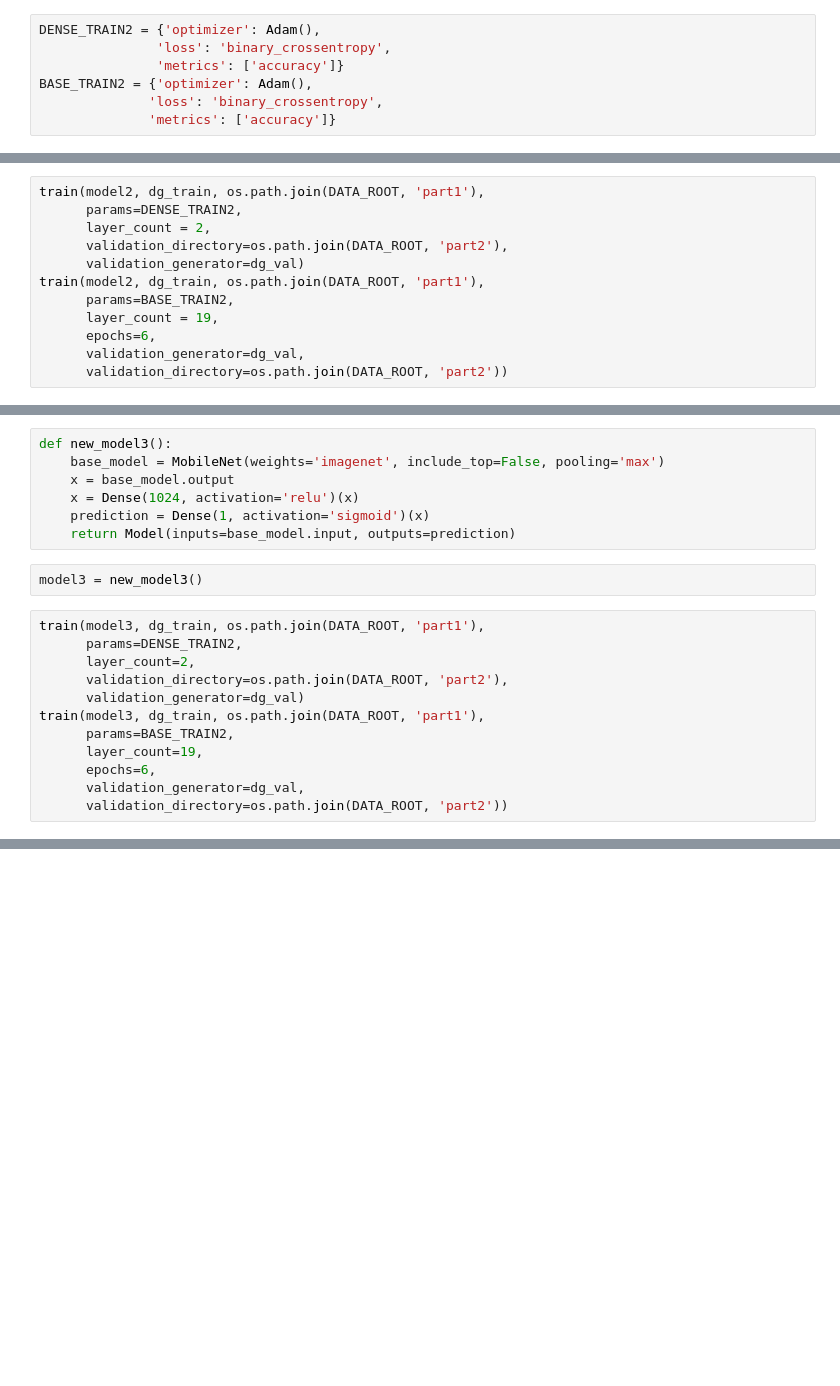
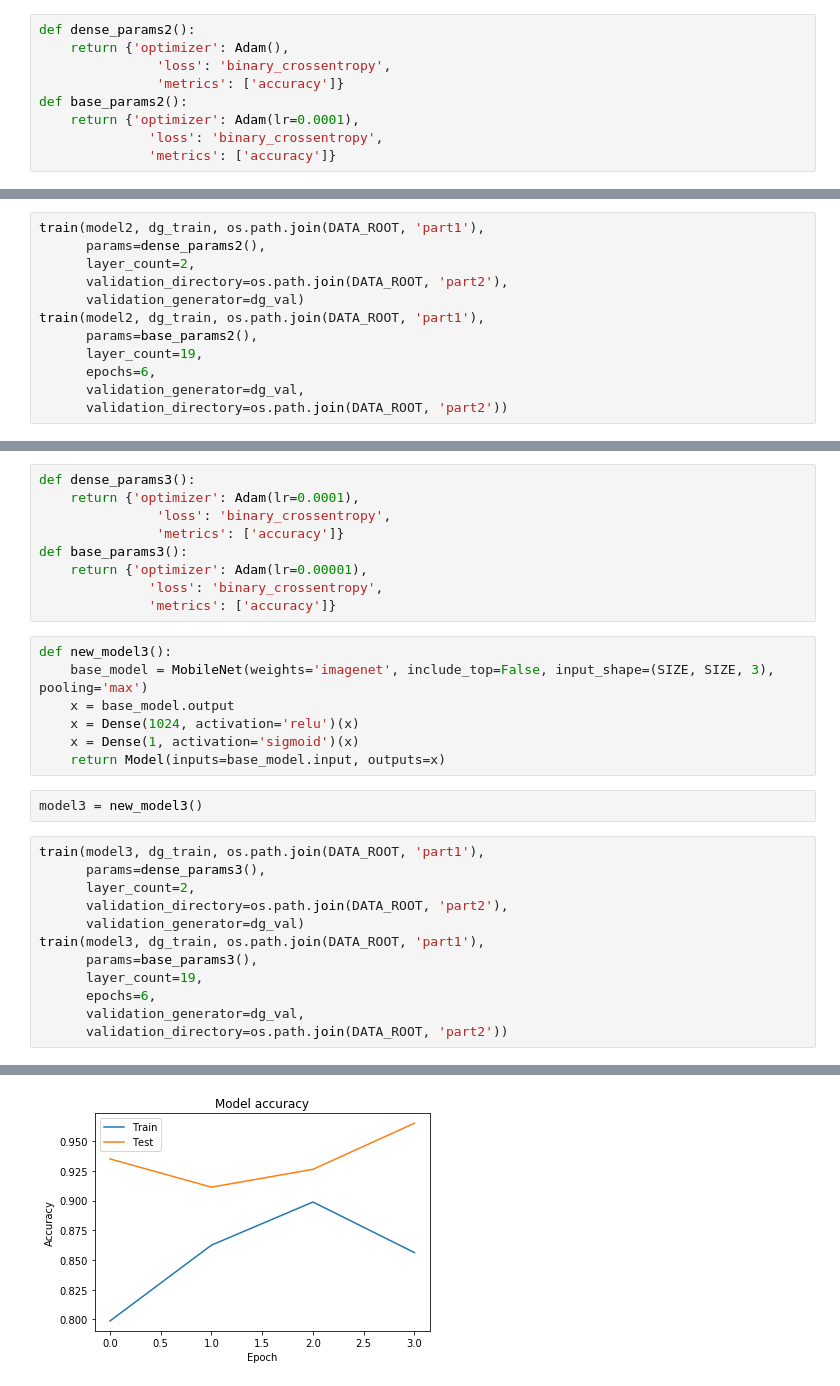
Before and after one commit to quasus/keras1, a Jupyter notebook: cats-and-dogs.ipynb, the cells around one changed output, grey strips where cells are left out. Saved outputs shown, nothing was run; the diff lists cells and outputs as text; blank space fills up the shorter version.

```diff
--- a/cats-and-dogs.ipynb
+++ b/cats-and-dogs.ipynb
@@ -157,23 +143,25 @@ KeyboardInterrupt:
 # %% [markdown]
 model2: Change RMSprop to Adam.
 # %%
-DENSE_TRAIN2 = {'optimizer': Adam(),
+def dense_params2():
+    return {'optimizer': Adam(),
                'loss': 'binary_crossentropy',
                'metrics': ['accuracy']}
-BASE_TRAIN2 = {'optimizer': Adam(),
+def base_params2():
+    return {'optimizer': Adam(lr=0.0001),
               'loss': 'binary_crossentropy',
               'metrics': ['accuracy']}
 # %%
 model2 = new_model()
 # %%
 train(model2, dg_train, os.path.join(DATA_ROOT, 'part1'),
-      params=DENSE_TRAIN2,
-      layer_count = 2,
+      params=dense_params2(),
+      layer_count=2,
       validation_directory=os.path.join(DATA_ROOT, 'part2'),
       validation_generator=dg_val)
 train(model2, dg_train, os.path.join(DATA_ROOT, 'part1'),
-      params=BASE_TRAIN2,
-      layer_count = 19,
+      params=base_params2(),
+      layer_count=19,
       epochs=6,
       validation_generator=dg_val,
       validation_directory=os.path.join(DATA_ROOT, 'part2'))
@@ -200,20 +189,29 @@ model3: max pooling instead of average pooling
+# %%
+def dense_params3():
+    return {'optimizer': Adam(lr=0.0001),
+               'loss': 'binary_crossentropy',
+               'metrics': ['accuracy']}
+def base_params3():
+    return {'optimizer': Adam(lr=0.00001),
+              'loss': 'binary_crossentropy',
+              'metrics': ['accuracy']}
 # %%
 def new_model3():
-    base_model = MobileNet(weights='imagenet', include_top=False, pooling='max')
+    base_model = MobileNet(weights='imagenet', include_top=False, input_shape=(SIZE, SIZE, 3), pooling='max')
     x = base_model.output
     x = Dense(1024, activation='relu')(x)
-    prediction = Dense(1, activation='sigmoid')(x)
-    return Model(inputs=base_model.input, outputs=prediction)
+    x = Dense(1, activation='sigmoid')(x)
+    return Model(inputs=base_model.input, outputs=x)
 # %%
 model3 = new_model3()
 # %%
 train(model3, dg_train, os.path.join(DATA_ROOT, 'part1'),
-      params=DENSE_TRAIN2,
+      params=dense_params3(),
       layer_count=2,
       validation_directory=os.path.join(DATA_ROOT, 'part2'),
       validation_generator=dg_val)
 train(model3, dg_train, os.path.join(DATA_ROOT, 'part1'),
-      params=BASE_TRAIN2,
+      params=base_params3(),
       layer_count=19,
       epochs=6,
       validation_generator=dg_val,
@@ -226,0 +230 @@ Epoch 2/4
+[figure, added]
```
Also changed, not shown: parts of 26 cells of this notebook.
